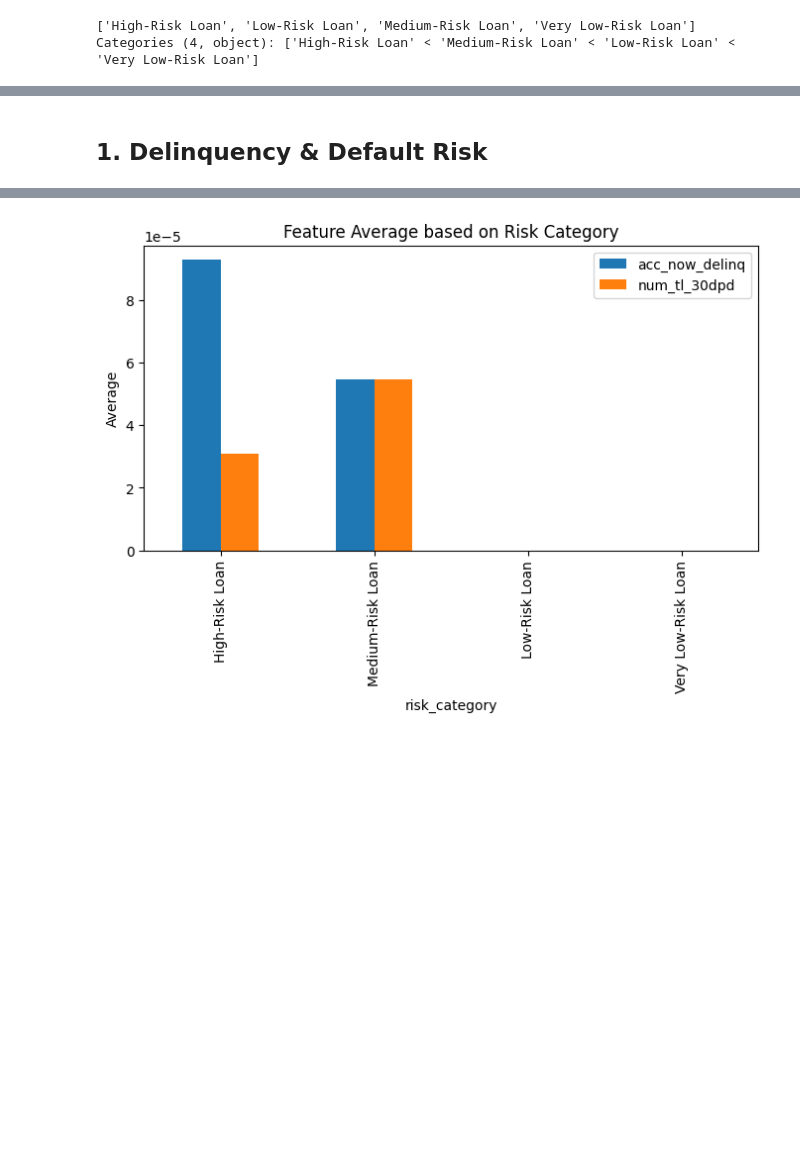
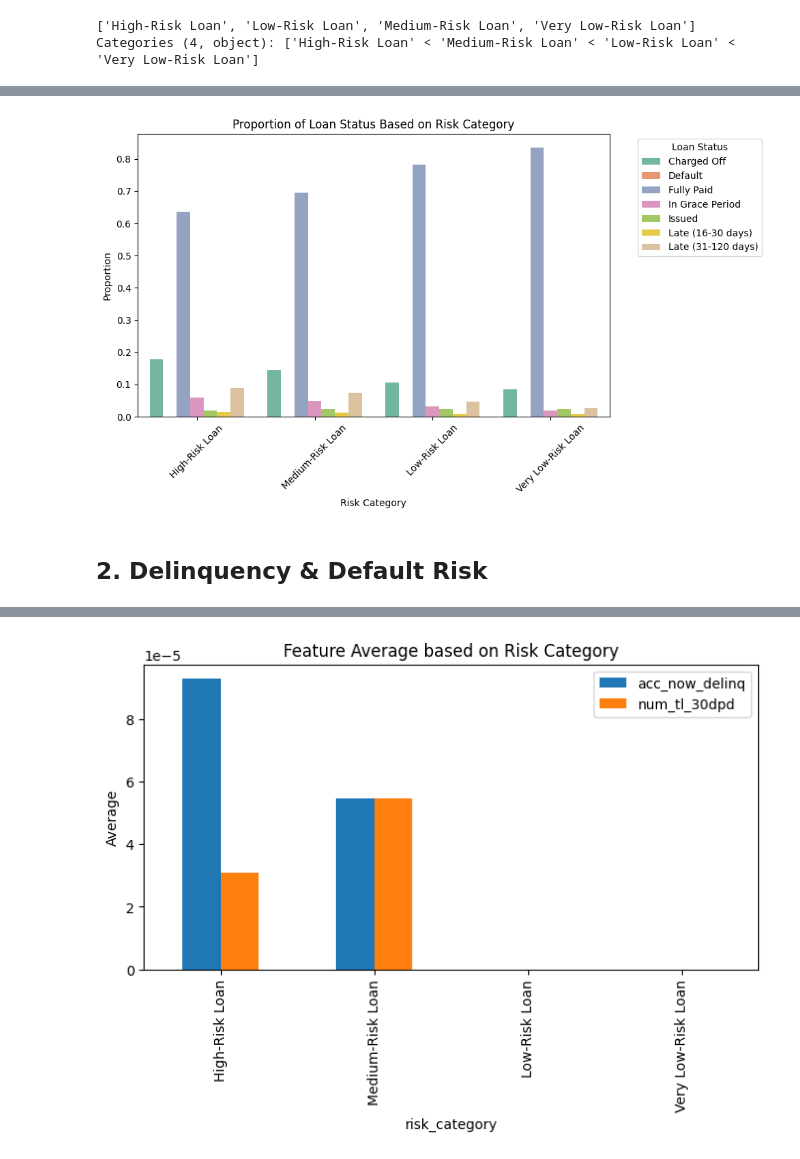
Before and after one commit to hidayah24/data-analyst-portfolio, a Jupyter notebook: Project-2-Credit-Risk-Analysis-and-Optimization-of-Lending-Decisions/Credit-Risk-Analysis.ipynb, the cells around one changed output, grey strips where cells are left out. Drawn from its saved outputs; the diff is of its cells as text; code cells hidden in the pictures; blank space fills up the shorter version.

Commit message:
Vis: Proportion of Status Loan based on risk category

```diff
--- a/Project-2-Credit-Risk-Analysis-and-Optimization-of-Lending-Decisions/Credit-Risk-Analysis.ipynb
+++ b/Project-2-Credit-Risk-Analysis-and-Optimization-of-Lending-Decisions/Credit-Risk-Analysis.ipynb
@@ -477,5 +499,24 @@ with open('./datasets/data_risk_category.pkl', 'rb') as file:
+# %%
+# Calculate the relative proportions
+proportion_tab = cross_tab.div(cross_tab.sum(axis=1), axis=0)
+# Change to long format
+proportion_tab_reset = proportion_tab.reset_index()
+long_format = pd.melt(proportion_tab_reset, id_vars='risk_category', var_name='loan_status', value_name='proportion')
+# %%
+# Plot grouped bar chart
+plt.figure(figsize=(10, 6))
+sns.barplot(data=long_format, x='risk_category', y='proportion', hue='loan_status', palette='Set2')
+plt.title('Proportion of Loan Status Based on Risk Category')
+plt.xlabel('Risk Category')
+plt.ylabel('Proportion')
+plt.xticks(rotation=45)
+plt.legend(title='Loan Status', bbox_to_anchor=(1.05, 1), loc='upper left')
+plt.tight_layout()
+plt.show()
+# %% [output]
+[figure, added]
 # %% [markdown]
-## 1. Delinquency & Default Risk
+## 2. Delinquency & Default Risk
 # %%
 df[['acc_now_delinq', 'num_accts_ever_120_pd', 'num_tl_30dpd', 'num_tl_90g_dpd_24m','delinq_2yrs']].describe()
 # %% [output]
```
Also changed, not shown: parts of 13 cells of this notebook, 1 other file.
